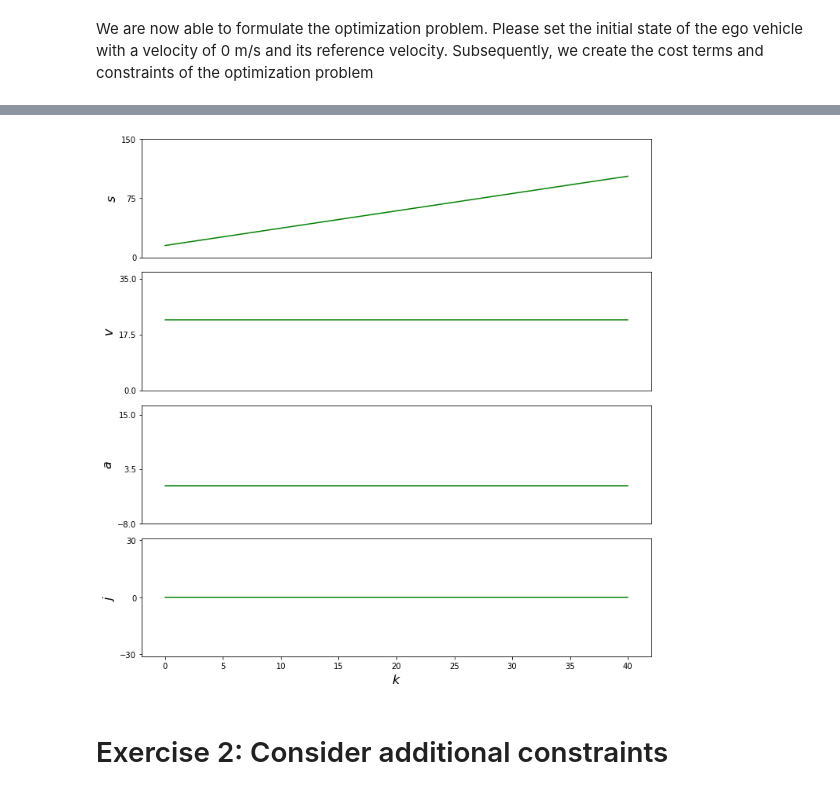
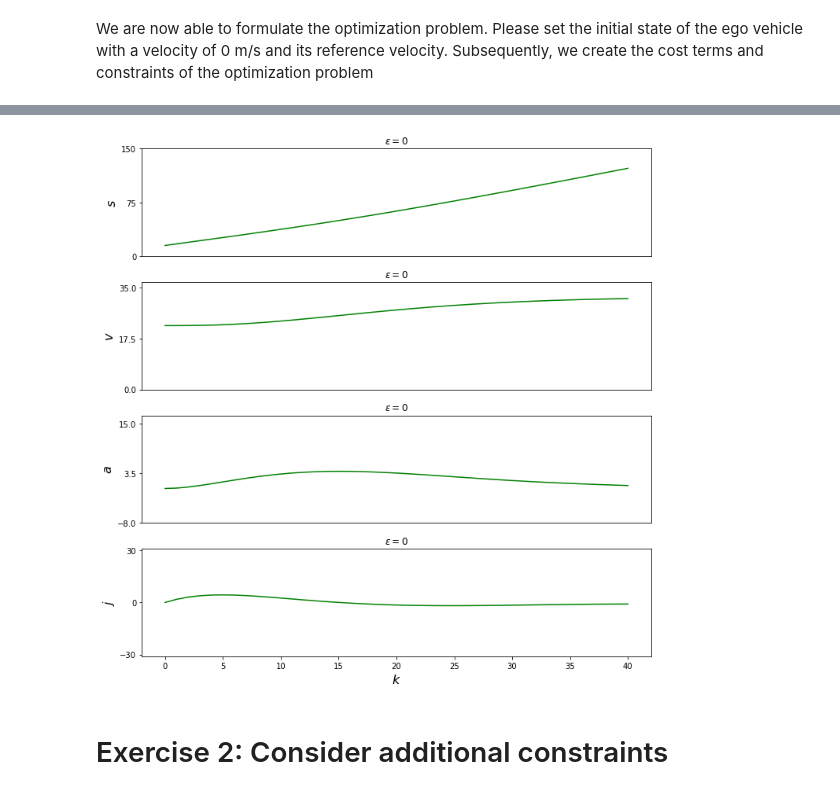
Before and after one commit to ZhuowenZou/CSE203MotionPlanning, a Jupyter notebook: ConvexOptimization.ipynb, the cells around one changed output, grey strips where cells are left out. Drawn from its saved outputs; the diff is of its cells as text; code cells hidden in the pictures.

Commit message:
add title on the figure

```diff
--- a/ConvexOptimization.ipynb
+++ b/ConvexOptimization.ipynb
@@ -79,7 +67,7 @@ class TIConstraints:
     j_max = 30
 
 
-def plot_state_vector(x : Variable, c : TIConstraints, s_obj = None):
+def plot_state_vector(x : Variable, c : TIConstraints, s_obj = None, eps = 0):
     plt.figure(figsize=(10,10))
     N = x.shape[1]-1
     s_max = npy.maximum(150,100+0*npy.ceil(npy.amax((x.value)[0,:].flatten())*1.1/10)*10)
@@ -95,6 +83,7 @@ def plot_state_vector(x : Variable, c : TIConstraints, s_obj = None):
     plt.yticks(npy.linspace(c.s_min, s_max, 3))
     plt.ylim([c.s_min, s_max])
     plt.xticks([])
+    plt.title('$\epsilon = ' + str(eps) + '$')
 
     # Plot (x_t)_2.
     plt.subplot(4,1,2)
@@ -104,6 +93,7 @@ def plot_state_vector(x : Variable, c : TIConstraints, s_obj = None):
     plt.ylim([c.v_min, c.v_max+2])
     plt.ylabel(r"$v$", fontsize=16)
     plt.xticks([])
+    plt.title('$\epsilon = ' + str(eps) + '$')
 
     # Plot (x_t)_3.
     plt.subplot(4,1,3)
@@ -113,6 +103,7 @@ def plot_state_vector(x : Variable, c : TIConstraints, s_obj = None):
     plt.ylim([c.a_min, c.a_max+2])
     plt.ylabel(r"$a$", fontsize=16)
     plt.xticks([])
+    plt.title('$\epsilon = ' + str(eps) + '$')
 
     # Plot (x_t)_4.
     plt.subplot(4,1,4)
@@ -123,6 +114,7 @@ def plot_state_vector(x : Variable, c : TIConstraints, s_obj = None):
     plt.ylabel(r"$j$", fontsize=16)
     plt.xticks(npy.arange(0,N+1,5))
     plt.xlabel(r"$k$", fontsize=16)
+    plt.title('$\epsilon = ' + str(eps) + '$')
     plt.tight_layout()
     plt.show()
 # %% [markdown]
@@ -156,11 +148,24 @@ c.j_min = -10 # Minimum allowed jerk
 c.j_max = 10 # Maximum allowed jerk
 
 # weights for cost function
-w_s = 0
-#w_v = 8
-w_v = 0
+# w_s = 0
+# w_v = 8
+# w_a = 2
+# w_j = 2
+
+
+
+# weights for cost function
+# w_s = 0
+w_s = 0.05
+# w_s = 1
+w_v = 8
 w_a = 2
 w_j = 2
+# reference velocity
+v_ref = 31 # same as 70 mph
+
+
 Q = npy.eye(n)*npy.transpose(npy.array([w_s,w_v,w_a,w_j]))
 w_u = 1
 R = w_u
@@ -208,7 +209,10 @@ x_0 = npy.array([initial_state.position[0],
                  0.0]).reshape([n,]) # initial state
 
 # reference velocity
-v_ref = 30.0
+# v_ref = 30.0
+
+
+
 # Set up optimization problem
 states = []
 cost = 0
@@ -252,6 +256,6 @@ plot_state_vector(x, TIConstraints())
 Problem is convex:  True
 Problem solution is optimal
-[figure, old version]
+[figure, new version]
 # %% [markdown]
 # Exercise 2: Consider additional constraints
 # %% [markdown]
```
Also changed, not shown: parts of 13 cells of this notebook.
